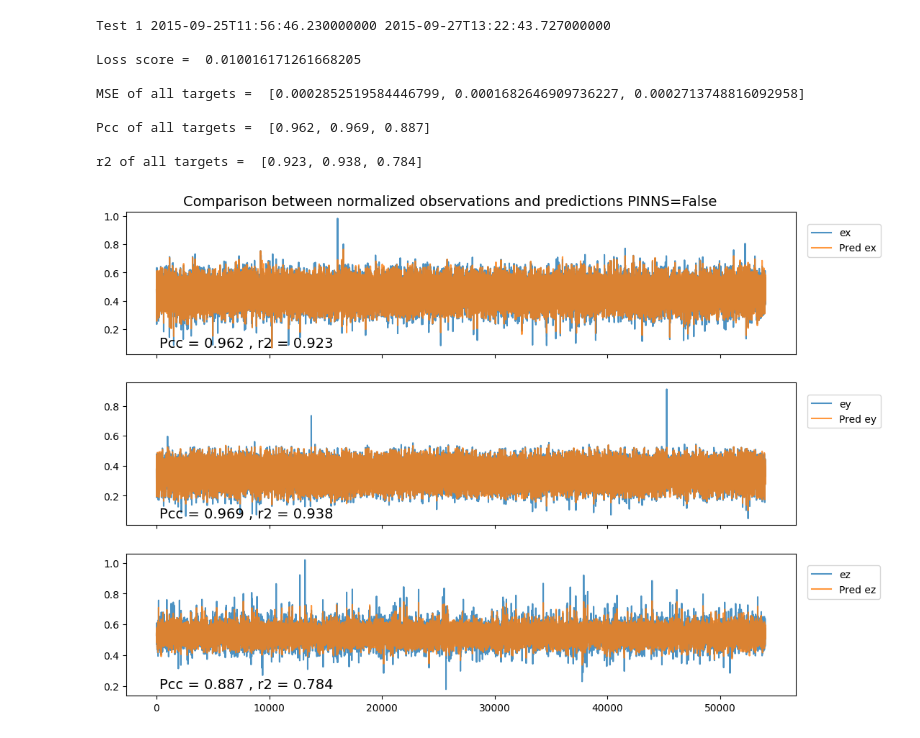
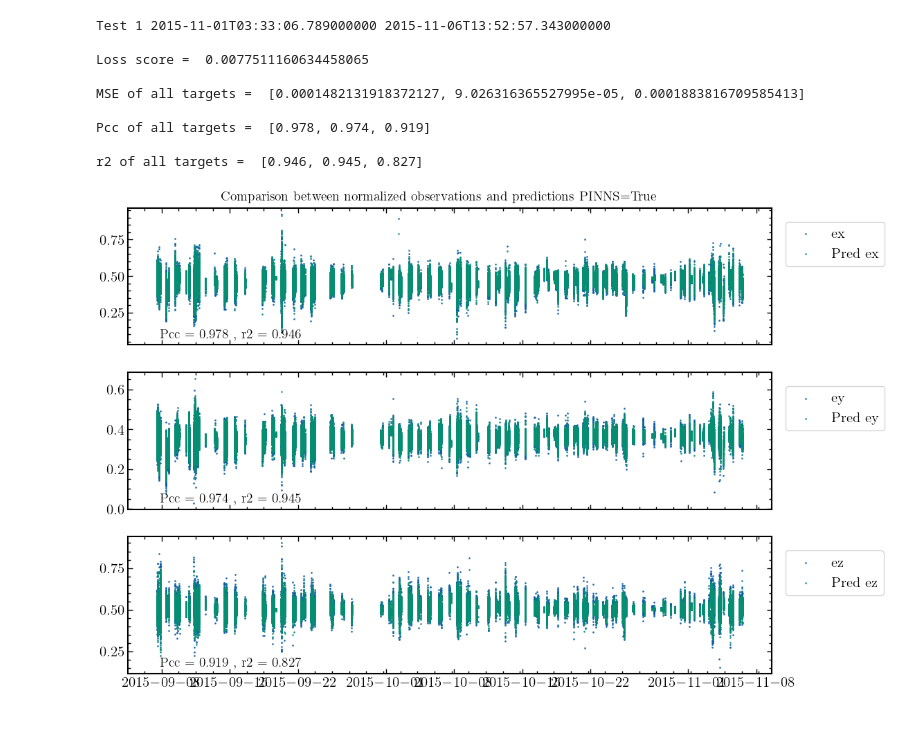
Before and after one commit to esevegne/astro-nn, a Jupyter notebook: analysis.ipynb, the cells around one changed output. Saved outputs shown, nothing was run; the diff lists cells and outputs as text; code cells hidden in the pictures.

Commit message:
[Body] Minors tweaks for plots + shuffle compatibility + toml compatibility for loading.

```diff
--- a/analysis.ipynb
+++ b/analysis.ipynb
@@ -75,12 +74,11 @@ e = 1.602176634e-19
 m_i = 1.67262192369e-27
 m_e = 9.1093837015e-31
 ## Global interval - all the data will be inside this range
-sat = 'mms1'
-t1 = datetime(2015,9,7,0,0,0)
-t2 = datetime(2015,9,30,0,0,0)
 store = pd.HDFStore('./data.hdf5','r')
 bursts = store.keys()
 store.close()
+del store
+
 bursts = [datetime.strptime(burst, '/mms1_%Y_%m_%dT%H_%M_%S') for burst in bursts]
 bursts = pd.DataFrame(bursts)
 bursts = bursts.where((str(t1.date()) < bursts)&(bursts < str(t2.date()))).dropna()
@@ -88,5 +86,5 @@ df = pd.concat([pd.read_hdf('./data.hdf5',key=sat+"_"+datetime.strftime(pd.to_da
 df['ux']=(m_i*df['vx_i']+m_e*df['vx_e'])/(m_i+m_e)
 df['uy']=(m_i*df['vy_i']+m_e*df['vy_e'])/(m_i+m_e)
 df['uz']=(m_i*df['vz_i']+m_e*df['vz_e'])/(m_i+m_e)
-df = df.where(df['e_density']>1).dropna()
+df = df.where(df['e_density']>density_threshold).dropna()
 # %%
@@ -115,7 +112,5 @@ df = df.drop(df.columns.drop(input_features+output_targets),axis=1)
 df0 = df
 # %%
-## Global interval - all the data will be inside this range
-f_train, f_test, f_valid = 0.80, 0.1, 0.1
 ## Train interval
 id_train_beg = 0
 id_train_end = int(len(df.index)*(f_train))
@@ -140,6 +135,7 @@ t_test_end = df.index.values[id_test_end]
 print("Test interval: ", t_test_begin, t_test_end)
 
 
-df_train, df_test = train_test_split(df,test_size = f_test+f_valid,train_size=f_train,random_state=seed,shuffle=True)
-df_val, df_test = df_test.iloc[:len(df_test)//2,:], df_test.iloc[len(df_test)//2:,:]
+df_train, df_test = train_test_split(df,test_size = f_test+f_valid,train_size=f_train,random_state=seed,shuffle=shuffle)
+df_val, df_test = train_test_split(df_test,test_size= f_test/(f_test+f_valid), random_state=seed, shuffle=shuffle)
+#df_val, df_test = df_test.iloc[:len(df_test)//2,:], df_test.iloc[len(df_test)//2:,:]
 # %% [output]
@@ -230,10 +204,9 @@ def first_dnn(input_features,output_targets):
 # %%
 # Recreate the exact same model, including its weights and the optimizer
-name = f'DNN_PINNS={PINNS}_Shuffle'
-new_model = keras.models.load_model(f'../Saved_models/{name}/model.keras')
+model = keras.models.load_model(f'../Saved_models/{name}/model.keras')
 
 # Show the model architecture
-new_model.summary()
+model.summary()
 # %% [output]
 Model: "sequential"
 ┏━━━━━━━━━━━━━━━━━━━━━━━━━━━━━━━━━┳━━━━━━━━━━━━━━━━━━━━━━━━┳━━━━━━━━━━━━━━━┓
@@ -256,3 +229,3 @@ Model: "sequential"
 # %%
-test_predict = new_model.predict(X_test)
+test_predict = model.predict(X_test)
 # %% [output]
@@ -260,7 +233,7 @@ test_predict = new_model.predict(X_test)
 # %%
 print('Test 1', t_test_begin, t_test_end)
 
-score_test = new_model.evaluate(X_test, y_test, verbose=0)
+score_test = model.evaluate(X_test, y_test, verbose=0)
 print('\nLoss score = ', score_test)
 
 mse_test = []
@@ -278,42 +251,42 @@ for i in range(y_test.shape[1]):
     r2_xyz_test.append(round(r2_score(y_test[:,i], test_predict[:,i]),3))
 print('\nr2 of all targets = ', r2_xyz_test)
 # %% [output]
-Test 1 2015-09-25T11:56:46.230000000 2015-09-27T13:22:43.727000000
+Test 1 2015-11-01T03:33:06.789000000 2015-11-06T13:52:57.343000000
 
-Loss score =  0.010016171261668205
+Loss score =  0.0077511160634458065
 
-MSE of all targets =  [0.0002852519584446799, 0.0001682646909736227, 0.0002713748816092958]
+MSE of all targets =  [0.0001482131918372127, 9.026316365527995e-05, 0.0001883816709585413]
 
-Pcc of all targets =  [0.962, 0.969, 0.887]
+Pcc of all targets =  [0.978, 0.974, 0.919]
 
-r2 of all targets =  [0.923, 0.938, 0.784]
+r2 of all targets =  [0.946, 0.945, 0.827]
 # %%
 fig, ax = plt.subplots(len(output_targets), 1, figsize=(12,8),facecolor='white')
 plt.subplots_adjust(hspace=0.2)
 #plt.style.use('ggplot')
 
 target_labels = output_targets
 
 for i in range(y_test.shape[1]):
-    ax[i].plot(y_test[:,i], label=target_labels[i],alpha=0.8)
-    ax[i].plot(test_predict[:,i], label='Pred {}'.format(target_labels[i]),alpha=0.8)
+    ax[i].scatter(df_test.index,y_test[:,i],s=1, rasterized=True, label=target_labels[i],alpha=0.8)
+    ax[i].scatter(df_test.index,test_predict[:,i],s=1, rasterized=True, label='Pred {}'.format(target_labels[i]),alpha=0.8)
     #ax[i].plot(d_theo_scale[test_ind_begin:test_ind_end,i], label='Theo {}'.format(target_labels[i]),alpha=0.8)
     #ax[i].plot(d_mhd_scale[test_ind_begin:test_ind_end,i], label='MHD {}'.format(target_labels[i]),alpha=0.8)
     #ax[i].plot(d_hall_scale[test_ind_begin:test_ind_end,i], label='Hall {}'.format(target_labels[i]),alpha=0.8)
     ax[i].legend(loc='upper left',bbox_to_anchor=(1.01, 0.95))
     text = str('Pcc = {}'.format(Pcc_xyz_test[i])) + str(' , r2 = {}'.format(r2_xyz_test[i]))
     ax[i].text(0.05, 0.05, text, fontsize=14, transform=ax[i].transAxes)
 
 for i in range(y_test.shape[1]-1):
     plt.setp(ax[i].get_xticklabels(), visible=False)
 
 fig = plt.gcf()
 fig.subplots_adjust(top=0.95)
 fig.suptitle(f"Comparison between normalized observations and predictions PINNS={PINNS}", fontsize=14)
 
 plt.show()
 # %% [output]
-[figure, old version]
+[figure, new version]
 # %%
 fig, ax = plt.subplots(len(output_targets), 1, figsize=(12,8),facecolor='white')
 plt.subplots_adjust(hspace=0.2)
```
Also changed, not shown: parts of 20 cells of this notebook, 2 other files.
